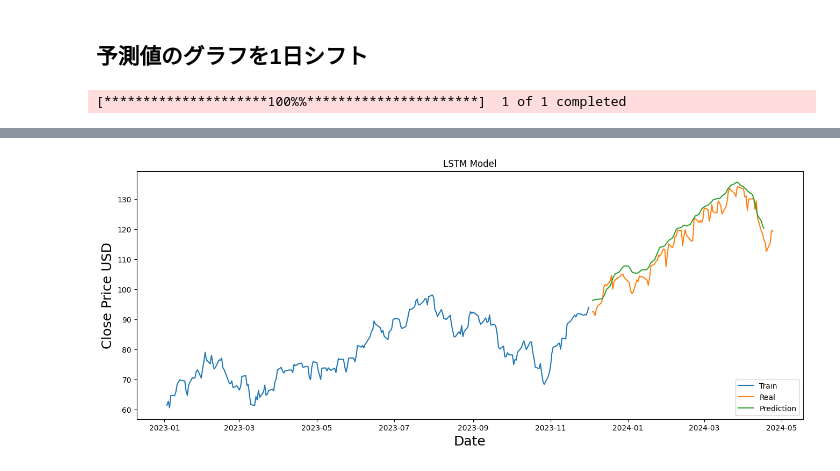
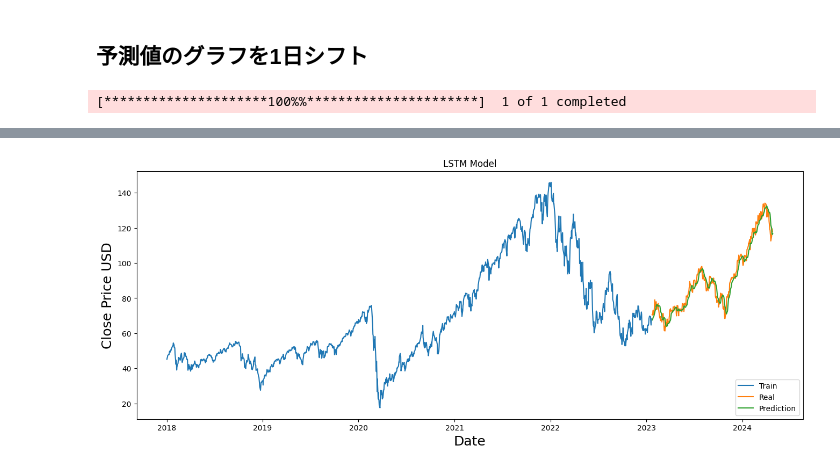
Before and after one commit to kapibara3chi/LSTM_test, a Jupyter notebook: LSTM.ipynb, the cells around one changed output, grey strips where cells are left out. Saved outputs shown, nothing was run; the diff lists cells and outputs as text; code cells hidden in the pictures.

```diff
--- a/LSTM.ipynb
+++ b/LSTM.ipynb
@@ -162,9 +162,9 @@ import sys
 
 
 # df = yf.download("6920.T",start='2018-01-01',end = datetime.now(),interval="1d")
-df = yf.download("SPXL",start='2023-01-01',end = datetime.now(),interval="1d")
-print("df")
-print(df.shape)
+df = yf.download("SPXL",start='2018-01-01',end = datetime.now(),interval="1d")
+print(f'df:{df.shape}')
+print(df.head())
 print(df.tail())
 
 
@@ -177,11 +177,10 @@ scaler = MinMaxScaler(feature_range=(0,1))
 scaled_data = scaler.fit_transform(dataset)
 
 # データを訓練データと検証データに分割し、7割が訓練用に設定
-training_data_len = int(np.ceil(len(dataset) * 0.7))
+training_data_len = int(np.ceil(len(dataset) * 0.8))
 
 train_data = scaled_data[0: int(training_data_len), :]
-print("train_data.shape"*10)
-print(train_data.shape)
+# print(f'train_data.shape:{train_data.shape}')
 
 #訓練データの取得
 x_train = []
@@ -193,8 +192,7 @@ for i in range(60, len(train_data)):
 # 訓練データのreshape
 x_train, y_train = np.array(x_train), np.array(y_train)
 x_train = np.reshape(x_train,(x_train.shape[0], x_train.shape[1], 1))
-print("x_train.shape"*10)
-print(x_train.shape)
+# print(f'x_train.shape:{x_train.shape}')
 
 
 # kerasから必要なライブラリを導入
@@ -221,43 +219,56 @@ y_test = dataset[training_data_len:, :]
 
 x_test = np.array(x_test)
 x_test = np.reshape(x_test, (x_test.shape[0], x_test.shape[1],1))
-
+# print(f'len x_test:{x_test.shape}')
+# print(x_test[0])
 # 予測値の算出
 predictions = model.predict(x_test)
 predictions = scaler.inverse_transform(predictions)
-print(f'prediction shape{predictions.shape}')
-print(f"次の日の予測株価: {predictions[0, 0]}")
+# print(f'prediction shape{predictions.shape}')
+# print(f'len predictions:{len(predictions)}')
+# print(predictions)
+print(f"次の日の予測株価: {predictions[len(predictions)-1,0]}")
 # RMSEを利用して予測精度を確認
 from sklearn.metrics import mean_squared_error
 test_score = np.sqrt(mean_squared_error(y_test,predictions))
 print('Test Score: %.2f RMSE' % (test_score))
 
 train = data[: training_data_len]
+# print(f'train*********************************:{len(train)}')
+# print(train.tail())
 valid = data[training_data_len:]
+# print(f'valid*********************************:{len(valid)}')
+# print(valid.tail())
+# print(valid)
 # validデータセットに予測値を追加
 # valid['Predictions'] = predictions
-print("predictions*********************************")
-print(len(predictions))
+# print("predictions*********************************")
+# print(len(predictions))
+# print(predictions)
+
 # validデータセットに予測値を追加
-
+valid['Predictions'] = predictions
+print(f'valid add predictions*********************************:{len(valid)}')
+print(valid.tail())
 # 予測値の日付を1日進める
-predictions_index = valid.index[1:]
-
-predictions_index =pd.date_range(start=valid.index.min(), periods=len(predictions), freq='B')
-print("predictions_index****************************")
-print(len(predictions_index))
-print(predictions_index)
+# print(f'prediction index*************')
+next_day=valid.index[-1]+pd.DateOffset(days=1)
+# print(f'new day:{next_day}')
+predictions_index = valid.index.append(pd.Index([next_day]))
+predictions_index=predictions_index[1:]
+# print(predictions_index)
+# print(f'prediction index len; {len(predictions_index)}')
+# print(predictions_index)
 # 予測値を含む新しいDataFrameを作成
 predictions_df = pd.DataFrame(data=predictions, index=predictions_index, columns=['Predictions'])
-print("predictions_df*********************************")
-print(predictions_df)
-
+print(predictions_df.tail())
 # グラフ化
 plt.figure(figsize = (16,6))
 plt.title('LSTM Model')
 plt.xlabel('Date', fontsize =18)
 plt.ylabel('Close Price USD', fontsize =18)
 plt.plot(train['Close'])
+# plt.plot(valid['Close'],marker='o')
 plt.plot(valid['Close'])
 plt.plot(predictions_df['Predictions'])
 plt.legend(['Train','Real','Prediction'], loc='lower right')
@@ -284 +295 @@ Date
-[figure, old version]
+[figure, new version]
```
Also changed, not shown: parts of 1 cell of this notebook.
